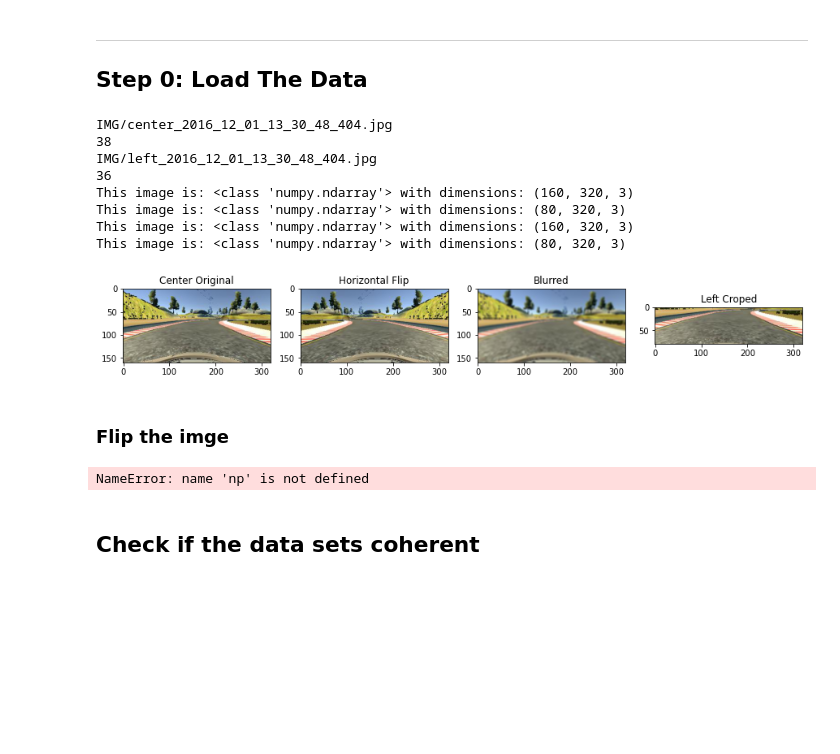
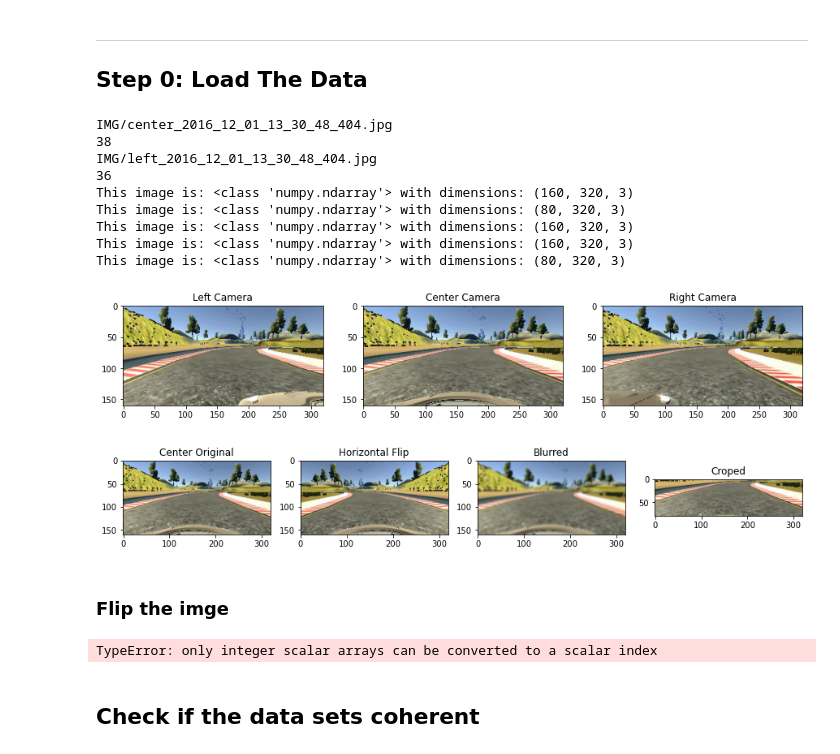
Before and after one commit to DiegelD/CarND-Behavior-Cloning, a Jupyter notebook: Behaviour_Cloning.ipynb, the cells around one changed output. Drawn from its saved outputs; the diff is of its cells as text; code cells hidden in the pictures; blank space fills up the shorter version.

```diff
--- a/Behaviour_Cloning.ipynb
+++ b/Behaviour_Cloning.ipynb
@@ -10,6 +10,7 @@ In this notebook, a template is provided for you to implement your functionality
 # %%
 import os
 import cv2
+#import Image
 import numpy as np
 import matplotlib.pyplot as plt
 import pandas as pd
@@ -30,47 +31,66 @@ print(len(path))
 center_image = mpimg.imread('data/'+y_data_csv['center'][650])
 print('This image is:', type(center_image), 'with dimensions:', center_image.shape)
 
 
 crop_img = center_image[60:140,0:320]
 print('This image is:', type(crop_img), 'with dimensions:', crop_img.shape)
 
+right_image = mpimg.imread('data/'+y_data_csv['right'][650][1:])
+print('This image is:', type(right_image), 'with dimensions:', right_image.shape)
+
 left_image = mpimg.imread('data/'+y_data_csv['left'][650][1:])
-print('This image is:', type(center_image), 'with dimensions:', center_image.shape)
+print('This image is:', type(left_image), 'with dimensions:', left_image.shape)
 
-
-left_crop_img = center_image[60:140,0:320]
+center_crop_img = center_image[60:140,0:320]
 print('This image is:', type(crop_img), 'with dimensions:', crop_img.shape)
 
 flitp_imag = np.fliplr(center_image)
 
 #blurred = skimage.filters.gaussian(center_image, sigma=(5, 5), truncate=3.5, multichannel=True)
 # apply guassian blur on src image
 blurred = cv2.GaussianBlur(center_image,(5,5),cv2.BORDER_DEFAULT)
 
-fig, (ax1, ax2,ax3,ax4) = plt.subplots(1,4, figsize=(15, 35))
-ax1.imshow(center_image)
-ax1.set_title('Center Original')
+fig, (ax1, ax2,ax3,) = plt.subplots(1,3, figsize=(15, 35))
+ax1.imshow(left_image)
+ax1.set_title('Left Camera')
 ax1.axis('ON')  # clear x- and y-axes
-ax2.imshow(flitp_imag)
-ax2.set_title('Horizontal Flip')
+ax2.imshow(center_image)
+ax2.set_title('Center Camera')
 ax2.axis('ON')  # clear x- and y-axes
-ax3.imshow(blurred)
-ax3.set_title('Blurred')
+ax3.imshow(right_image)
+ax3.set_title('Right Camera')
 ax3.axis('ON')  # clear x- and y-axes
-ax4.imshow(left_crop_img)
-ax4.set_title('Left Croped')
-ax4.axis('ON')  # clear x- and y-axes
+plt.savefig("examples/LeftCenterRightImage.jpg", bbox_inches='tight')
 plt.show()
 # %% [output]
 IMG/center_2016_12_01_13_30_48_404.jpg
 38
 IMG/left_2016_12_01_13_30_48_404.jpg
 36
 This image is: <class 'numpy.ndarray'> with dimensions: (160, 320, 3)
 This image is: <class 'numpy.ndarray'> with dimensions: (80, 320, 3)
 This image is: <class 'numpy.ndarray'> with dimensions: (160, 320, 3)
+This image is: <class 'numpy.ndarray'> with dimensions: (160, 320, 3)
 This image is: <class 'numpy.ndarray'> with dimensions: (80, 320, 3)
-[figure, old version]
+[figure, new version]
+# %%
+fig, (ax1, ax2,ax3,ax4) = plt.subplots(1,4, figsize=(15, 35))
+ax1.imshow(center_image)
+ax1.set_title('Center Original')
+ax1.axis('ON')  # clear x- and y-axes
+ax2.imshow(flitp_imag)
+ax2.set_title('Horizontal Flip')
+ax2.axis('ON')  # clear x- and y-axes
+ax3.imshow(blurred)
+ax3.set_title('Blurred')
+ax3.axis('ON')  # clear x- and y-axes
+ax4.imshow(center_crop_img)
+ax4.set_title('Croped')
+ax4.axis('ON')  # clear x- and y-axes
+plt.savefig("examples/PreProcess.jpg", bbox_inches='tight')
+plt.show()
+# %% [output]
+[figure, added]
 # %%
 X_data = []
 y_data = []
@@ -113,13 +135,13 @@ y_blur = np.array(y_blur)
 ### Combining the datasets
 
 #Extend first the flipped images
-np.append(X_data, X_flip)
-np.append(y_data, y_flip)
+np.concatenate(X_data, X_flip)
+#np.append(y_data, y_flip)
 #Extend second the blured images
-X_data.append(X_blur)
-y_data.append(X_blur)
+#X_data.append(X_blur)
+#y_data.append(X_blur)
 # %% [output]
-NameError: name 'np' is not defined
+TypeError: only integer scalar arrays can be converted to a scalar index
 # %% [markdown]
 ## Check if the data sets coherent
 # %%
```
Also changed, not shown: parts of 2 cells of this notebook.
